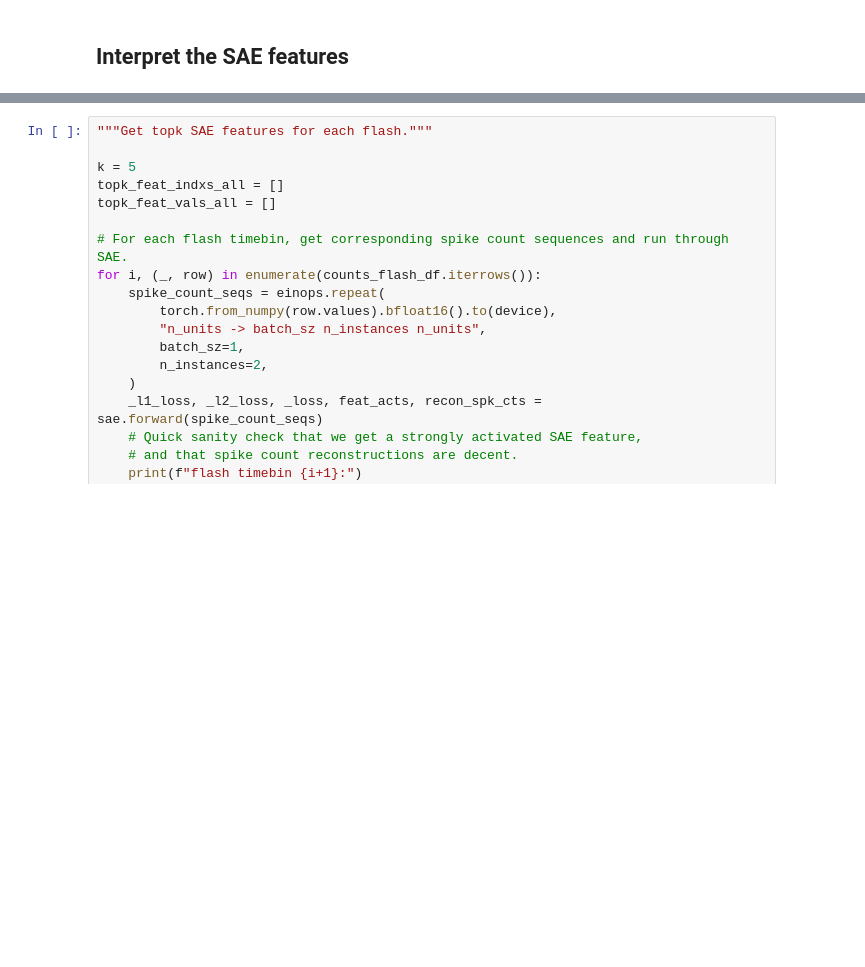
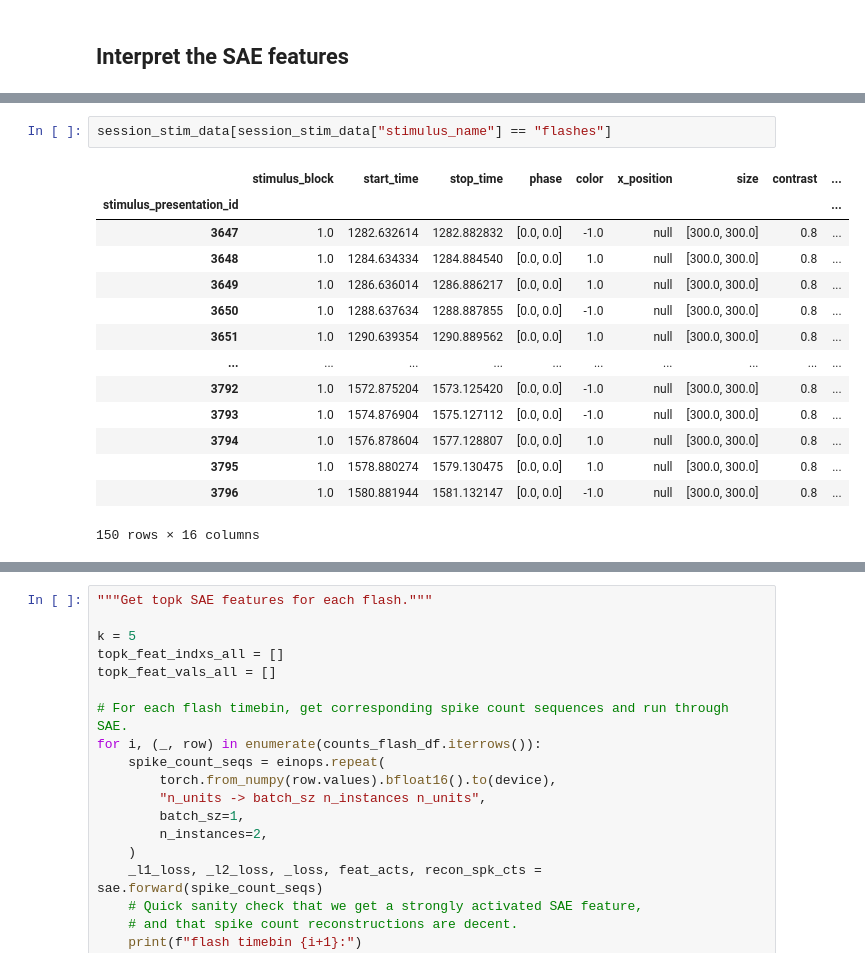
Before and after one commit to jkbhagatio/arena_3.0_course, a Jupyter notebook: playground/mini.ipynb, the cells around one changed output, grey strips where cells are left out. Cells and saved outputs as stored; diff of their text form; blank space fills up the shorter version.

```diff
--- a/playground/mini.ipynb
+++ b/playground/mini.ipynb
@@ -532,6 +559,23 @@ Visual stimuli types: ['spontaneous' 'gabors' 'flashes' 'drifting_gratings'
  'natural_movie_three' 'natural_movie_one' 'static_gratings'
  'natural_scenes']
 n_nat_imgs=119
+# %%
+session_stim_data[session_stim_data["stimulus_name"] == "flashes"]
+# %% [output]
+|  | stimulus_block | start_time | stop_time | phase | color | x_position | size | contrast | ... |
+| stimulus_presentation_id |  |  |  |  |  |  |  |  | ... |
+| 3647 | 1.0 | 1282.632614 | 1282.882832 | [0.0, 0.0] | -1.0 | null | [300.0, 300.0] | 0.8 | ... |
+| 3648 | 1.0 | 1284.634334 | 1284.884540 | [0.0, 0.0] | 1.0 | null | [300.0, 300.0] | 0.8 | ... |
+| 3649 | 1.0 | 1286.636014 | 1286.886217 | [0.0, 0.0] | 1.0 | null | [300.0, 300.0] | 0.8 | ... |
+| 3650 | 1.0 | 1288.637634 | 1288.887855 | [0.0, 0.0] | -1.0 | null | [300.0, 300.0] | 0.8 | ... |
+| 3651 | 1.0 | 1290.639354 | 1290.889562 | [0.0, 0.0] | 1.0 | null | [300.0, 300.0] | 0.8 | ... |
+| ... | ... | ... | ... | ... | ... | ... | ... | ... | ... |
+| 3792 | 1.0 | 1572.875204 | 1573.125420 | [0.0, 0.0] | -1.0 | null | [300.0, 300.0] | 0.8 | ... |
+| 3793 | 1.0 | 1574.876904 | 1575.127112 | [0.0, 0.0] | -1.0 | null | [300.0, 300.0] | 0.8 | ... |
+| 3794 | 1.0 | 1576.878604 | 1577.128807 | [0.0, 0.0] | 1.0 | null | [300.0, 300.0] | 0.8 | ... |
+| 3795 | 1.0 | 1578.880274 | 1579.130475 | [0.0, 0.0] | 1.0 | null | [300.0, 300.0] | 0.8 | ... |
+| 3796 | 1.0 | 1580.881944 | 1581.132147 | [0.0, 0.0] | -1.0 | null | [300.0, 300.0] | 0.8 | ... |
+150 rows × 16 columns
 # %%
 """Get the final few flash presentations and spike counts at these times."""
 
```
Also changed, not shown: parts of 21 cells of this notebook.
